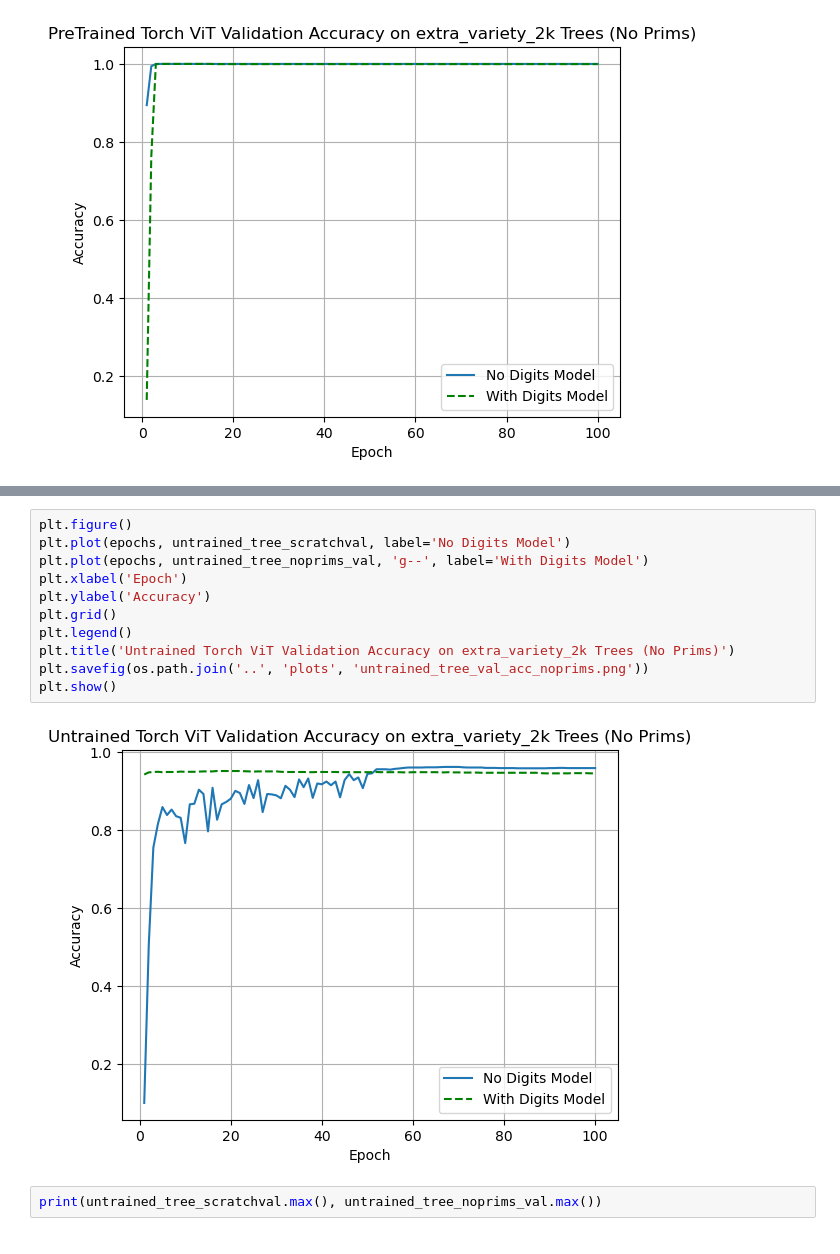
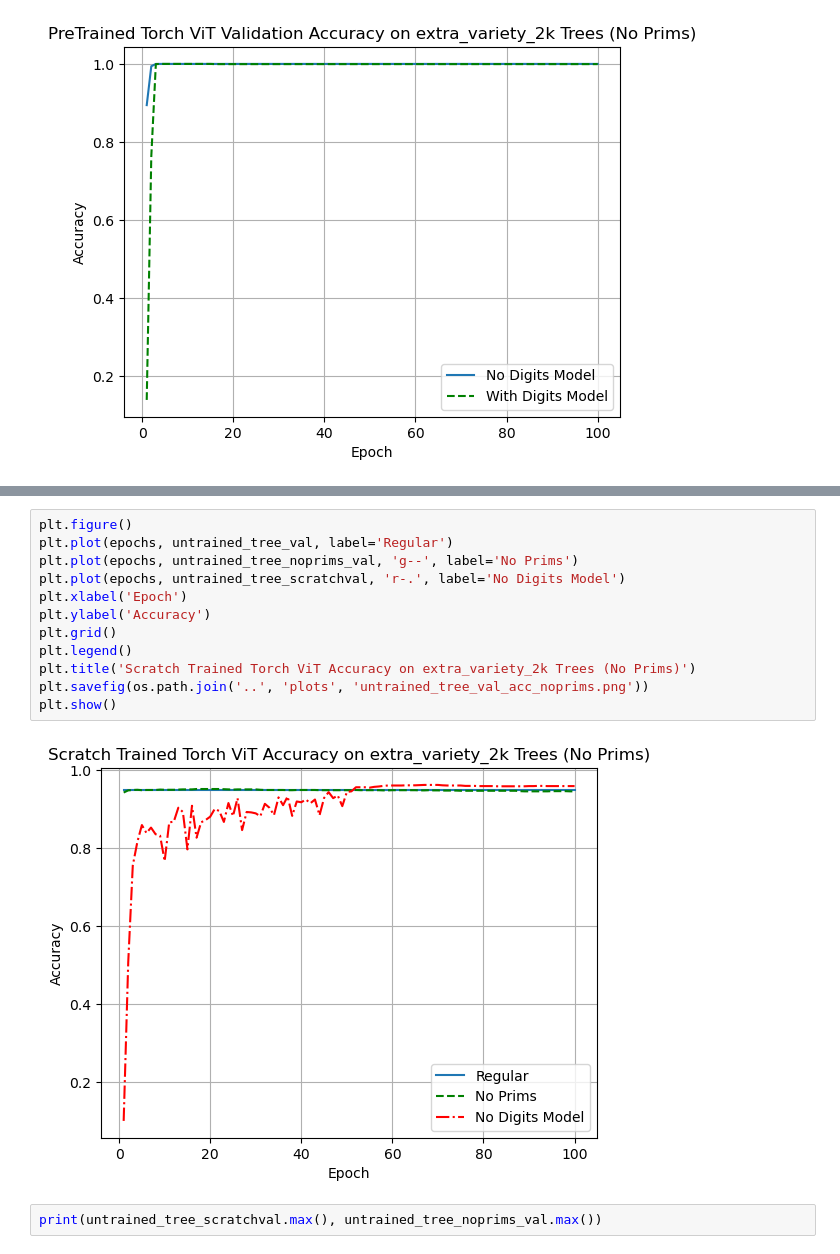
Before and after one commit to ChamiLamelas/Tufts-CS137-FinalProject, a Jupyter notebook: src/Plots.ipynb, the cells around one changed output, grey strips where cells are left out. Saved outputs shown, nothing was run; the diff lists cells and outputs as text.

```diff
--- a/src/Plots.ipynb
+++ b/src/Plots.ipynb
@@ -224,16 +226,17 @@ plt.show()
 # %%
 plt.figure()
-plt.plot(epochs, untrained_tree_scratchval, label='No Digits Model')
-plt.plot(epochs, untrained_tree_noprims_val, 'g--', label='With Digits Model')
+plt.plot(epochs, untrained_tree_val, label='Regular')
+plt.plot(epochs, untrained_tree_noprims_val, 'g--', label='No Prims')
+plt.plot(epochs, untrained_tree_scratchval, 'r-.', label='No Digits Model')
 plt.xlabel('Epoch')
 plt.ylabel('Accuracy')
 plt.grid()
 plt.legend()
-plt.title('Untrained Torch ViT Validation Accuracy on extra_variety_2k Trees (No Prims)')
+plt.title('Scratch Trained Torch ViT Accuracy on extra_variety_2k Trees (No Prims)')
 plt.savefig(os.path.join('..', 'plots', 'untrained_tree_val_acc_noprims.png'))
 plt.show()
 # %% [output]
-[figure, old version]
+[figure, new version]
 # %%
 print(untrained_tree_scratchval.max(), untrained_tree_noprims_val.max())
 # %% [output]
```
Also changed, not shown: parts of 8 cells of this notebook, 11 other files.
